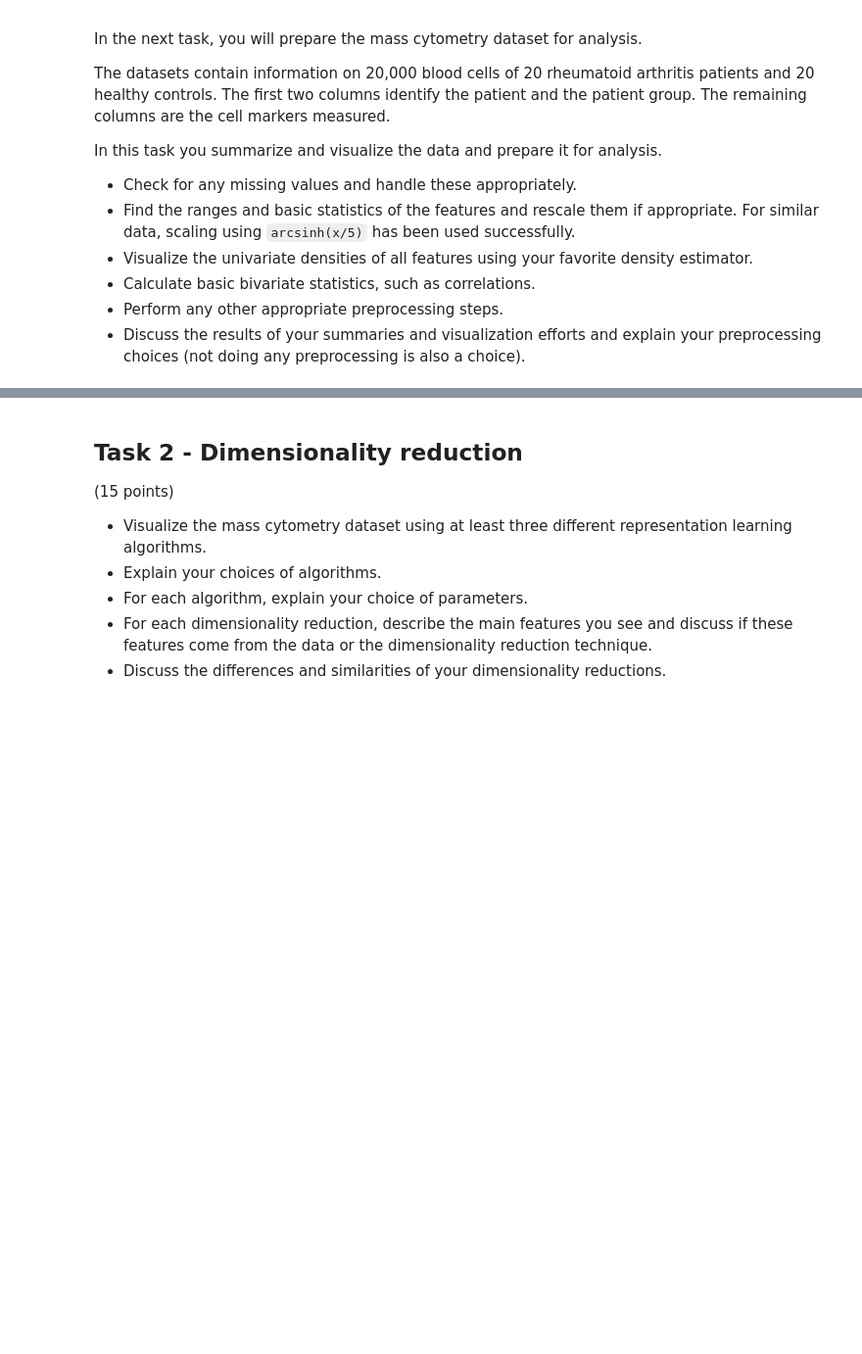
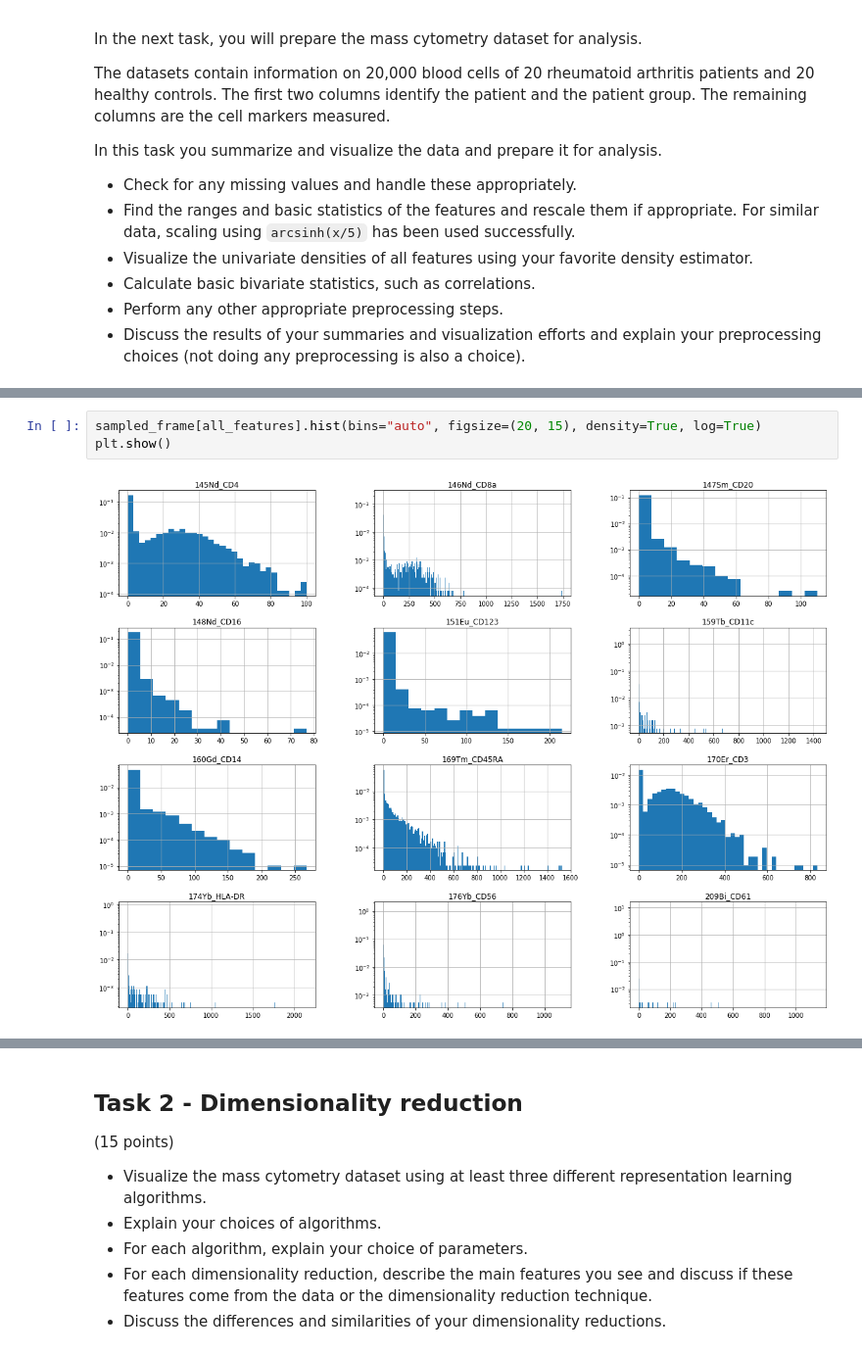
Before and after one commit to H00N24/INF367-Project-d-reduction-clustering, a Jupyter notebook: Project 2.ipynb, the cells around one changed output, grey strips where cells are left out. Shown at 98% size. Drawn from its saved outputs; the diff is of its cells as text; blank space fills up the shorter version.

```diff
--- a/Project 2.ipynb
+++ b/Project 2.ipynb
@@ -33,0 +283,5 @@ In this task you summarize and visualize the data and prepare it for analysis.
+# %%
+sampled_frame[all_features].hist(bins="auto", figsize=(20, 15), density=True, log=True)
+plt.show()
+# %% [output]
+[figure, added]
```
Also changed, not shown: parts of 60 cells of this notebook.
